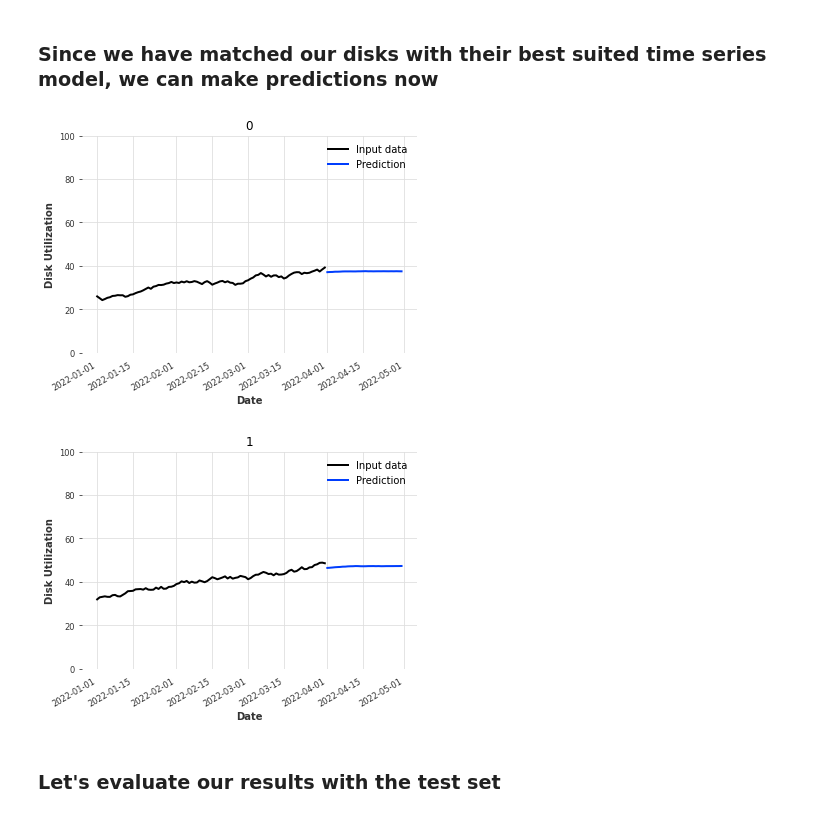
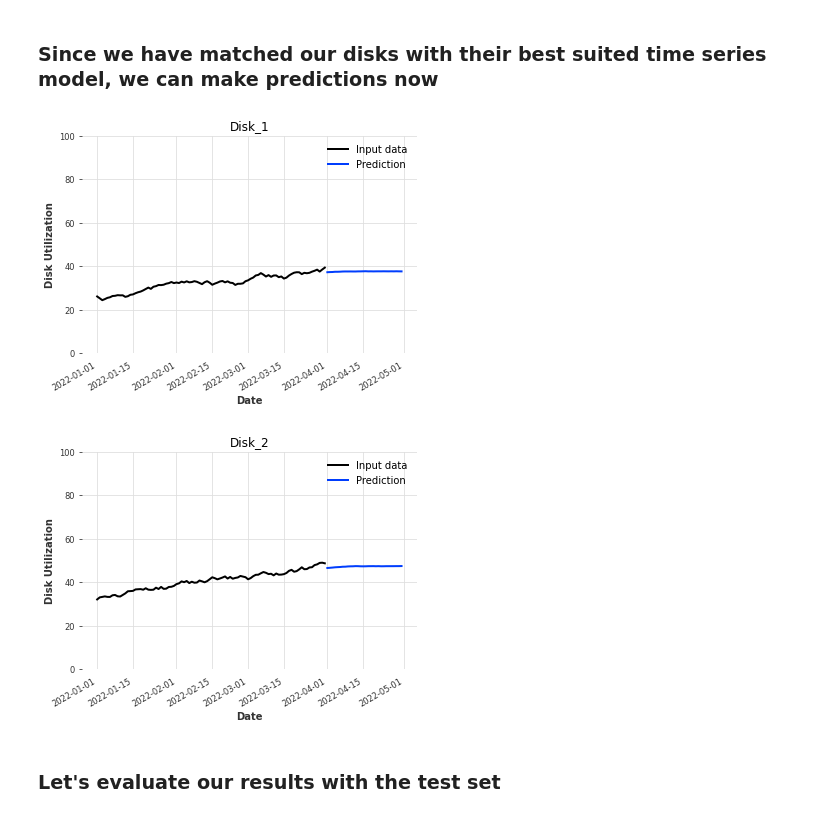
Before and after one commit to kdaisandbox/Anyscale, a Jupyter notebook: Sandbox_3nd_draft.ipynb, the cells around one changed output. Drawn from its saved outputs; the diff is of its cells as text; code cells hidden in the pictures.

```diff
--- a/Sandbox_3nd_draft.ipynb
+++ b/Sandbox_3nd_draft.ipynb
@@ -182,39 +170,38 @@ predictions_df = pd.DataFrame()
 for i in df_disks_w_2disks.columns:
 
     series = df_disks_w_2disks.loc[:, i]
-    diskname = int(i)
-    model_id = model_mapping_df[model_mapping_df["DiskName"].astype("int64") == diskname]["ModelId"].iloc[0]
+    model_id = model_mapping_df[model_mapping_df["DiskName"] == i]["ModelId"].iloc[0]
 
     if model_id == 1:
         series = preprocessor.convert_series2darts(series)
         prediction = model_development.predict_arima(series)
     elif model_id == 2:
         series = preprocessor.convert_series2darts(series.iloc[-14:])
         prediction = model_development.predict_lgbm_14(series)
     elif model_id == 3:
         series = preprocessor.convert_series2darts(series)
         prediction = model_development.predict_lgbm_30(series)
     elif model_id == 4:
         prophet_df = preprocessor.convert_series2prophetdf(series.iloc[-7:])
         prediction = model_development.predict_prophet(prophet_df)
     else:
         prophet_df = preprocessor.convert_series2prophetdf(series)
         prediction = model_development.predict_prophet(prophet_df)
 
     predictions_df[i] = prediction.pd_dataframe()
 
     #Plot forecasts
     series.plot()
     prediction.plot()
     plt.legend(['Input data', 'Prediction'])
     plt.ylim(0,100)
     plt.xlabel('Date')
     plt.ylabel('Disk Utilization')
-    plt.title(diskname)
+    plt.title(i)
     plt.show()
 # %% [output]
-[figure, old version]
+[figure, new version]
-[figure, old version]
+[figure, new version]
 # %% [markdown]
 ### Let's evaluate our results with the test set
 # %%
```
Also changed, not shown: parts of 78 cells of this notebook.
